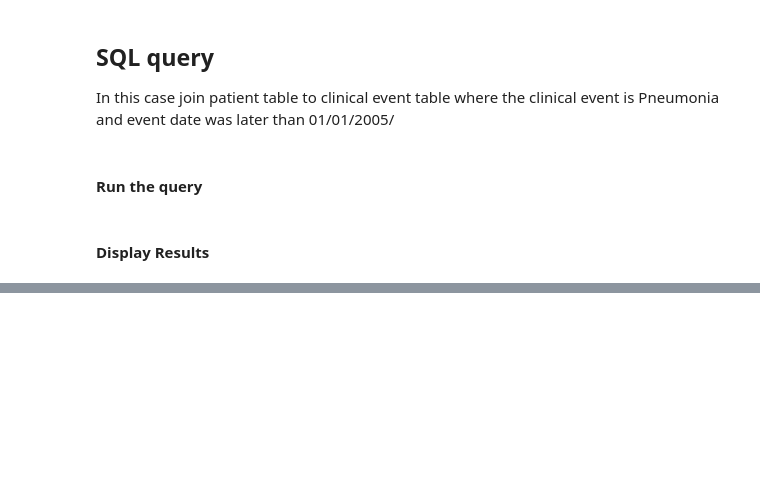
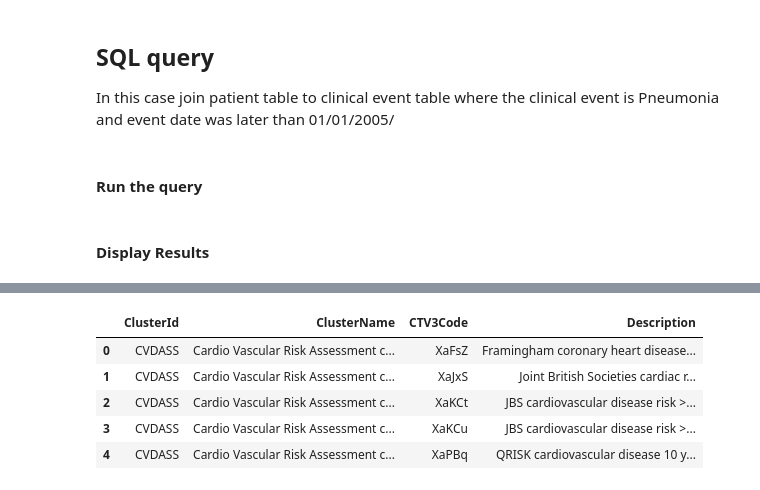
Before and after one commit to opensafely/tpp-sql-notebook, a Jupyter notebook: notebooks/tpp-schema.ipynb, the cells around one changed output, grey strips where cells are left out. Saved outputs shown, nothing was run; the diff lists cells and outputs as text; code cells hidden in the pictures; blank space fills up the shorter version.

```diff
--- a/notebooks/tpp-schema.ipynb
+++ b/notebooks/tpp-schema.ipynb
@@ -98,0 +129,9 @@ cohort.head()
+# %%
+cvd_code_df.head()
+# %% [output]
+|  | ClusterId | ClusterName | CTV3Code | Description |
+| 0 | CVDASS | Cardio Vascular Risk Assessment c... | XaFsZ | Framingham coronary heart disease... |
+| 1 | CVDASS | Cardio Vascular Risk Assessment c... | XaJxS | Joint British Societies cardiac r... |
+| 2 | CVDASS | Cardio Vascular Risk Assessment c... | XaKCt | JBS cardiovascular disease risk >... |
+| 3 | CVDASS | Cardio Vascular Risk Assessment c... | XaKCu | JBS cardiovascular disease risk >... |
+| 4 | CVDASS | Cardio Vascular Risk Assessment c... | XaPBq | QRISK cardiovascular disease 10 y... |
```
Also changed, not shown: parts of 12 cells of this notebook, 1 other file.
